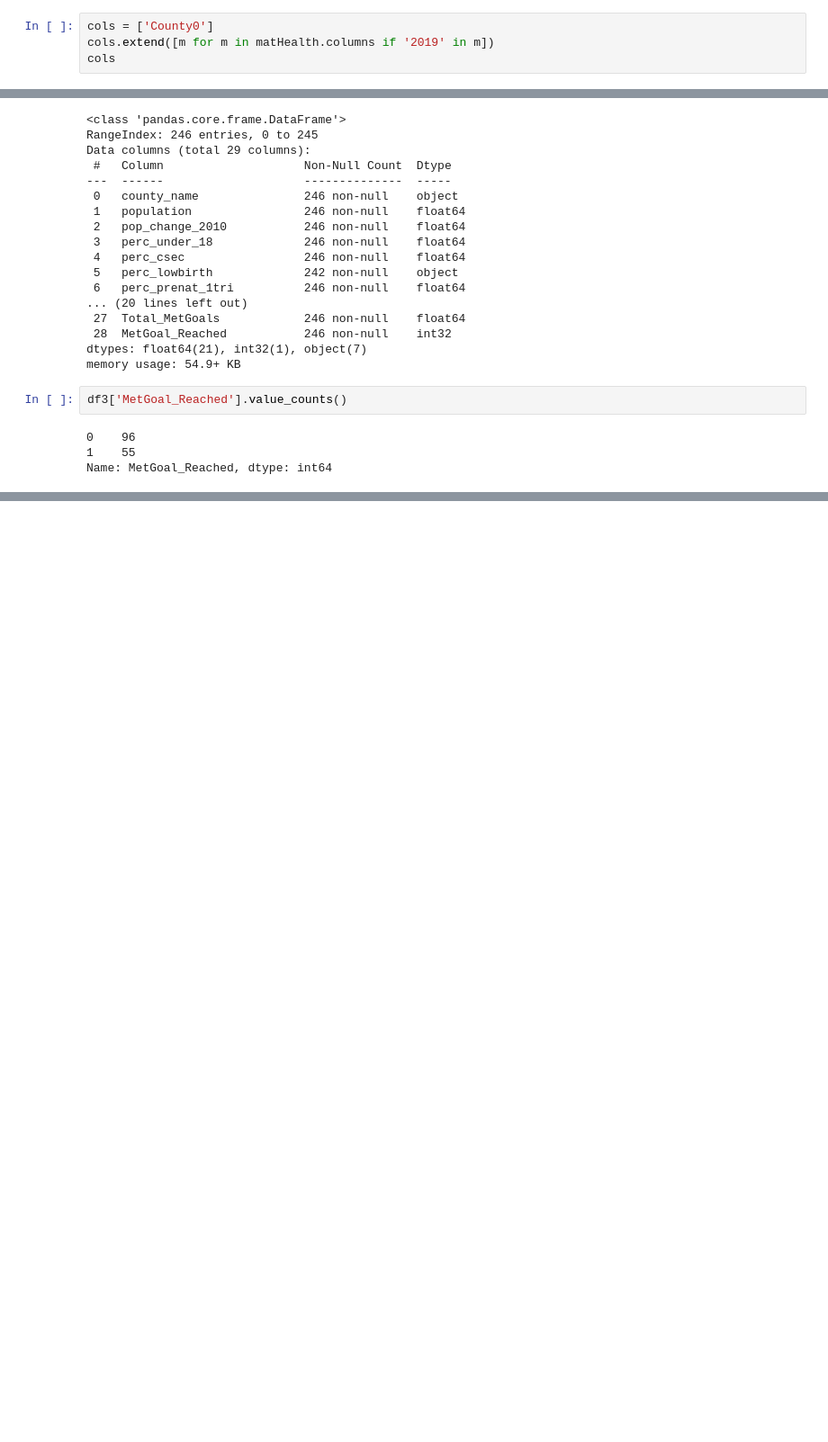
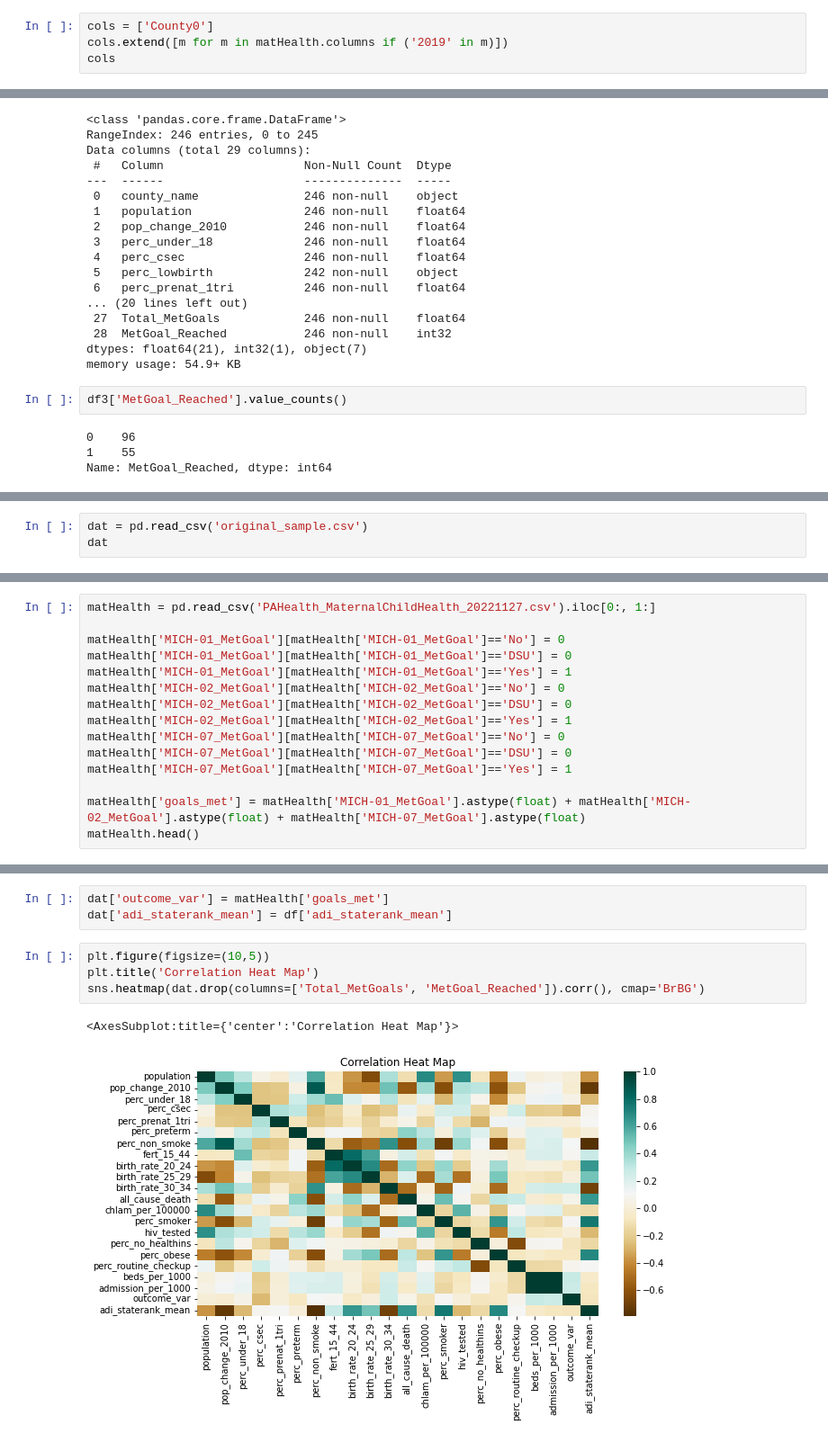
Before and after one commit to cleung-2/dabp_final, a Jupyter notebook: DatasetCreation.ipynb, the cells around one changed output, grey strips where cells are left out. Shown: that part at 90% size. Drawn from its saved outputs; the diff is of its cells as text; blank space fills up the shorter version.

```diff
--- a/DatasetCreation.ipynb
+++ b/DatasetCreation.ipynb
@@ -43,7 +42,7 @@ goals_met['Total_MetGoals'].value_counts()
 Name: Total_MetGoals, dtype: int64
 # %%
 cols = ['County0']
-cols.extend([m for m in matHealth.columns if '2019' in m])
+cols.extend([m for m in matHealth.columns if ('2019' in m)])
 cols
 # %% [output]
 ['County0',
@@ -166,0 +186,3 @@ df3.to_csv('oversampled_health_outcomes.csv', index=False)
+# %%
+dat = pd.read_csv('original_sample.csv')
+dat
@@ -166,0 +203,15 @@ df3.to_csv('oversampled_health_outcomes.csv', index=False)
+# %%
+matHealth = pd.read_csv('PAHealth_MaternalChildHealth_20221127.csv').iloc[0:, 1:]
+
+matHealth['MICH-01_MetGoal'][matHealth['MICH-01_MetGoal']=='No'] = 0
+matHealth['MICH-01_MetGoal'][matHealth['MICH-01_MetGoal']=='DSU'] = 0
+matHealth['MICH-01_MetGoal'][matHealth['MICH-01_MetGoal']=='Yes'] = 1
+matHealth['MICH-02_MetGoal'][matHealth['MICH-02_MetGoal']=='No'] = 0
+matHealth['MICH-02_MetGoal'][matHealth['MICH-02_MetGoal']=='DSU'] = 0
+matHealth['MICH-02_MetGoal'][matHealth['MICH-02_MetGoal']=='Yes'] = 1
+matHealth['MICH-07_MetGoal'][matHealth['MICH-07_MetGoal']=='No'] = 0
+matHealth['MICH-07_MetGoal'][matHealth['MICH-07_MetGoal']=='DSU'] = 0
+matHealth['MICH-07_MetGoal'][matHealth['MICH-07_MetGoal']=='Yes'] = 1
+
+matHealth['goals_met'] = matHealth['MICH-01_MetGoal'].astype(float) + matHealth['MICH-02_MetGoal'].astype(float) + matHealth['MICH-07_MetGoal'].astype(float)
+matHealth.head()
@@ -166,0 +226,10 @@ df3.to_csv('oversampled_health_outcomes.csv', index=False)
+# %%
+dat['outcome_var'] = matHealth['goals_met']
+dat['adi_staterank_mean'] = df['adi_staterank_mean']
+# %%
+plt.figure(figsize=(10,5))
+plt.title('Correlation Heat Map')
+sns.heatmap(dat.drop(columns=['Total_MetGoals', 'MetGoal_Reached']).corr(), cmap='BrBG')
+# %% [output]
+<AxesSubplot:title={'center':'Correlation Heat Map'}>
+[figure, added]
```
Also changed, not shown: parts of 12 cells of this notebook, 1 other file.
